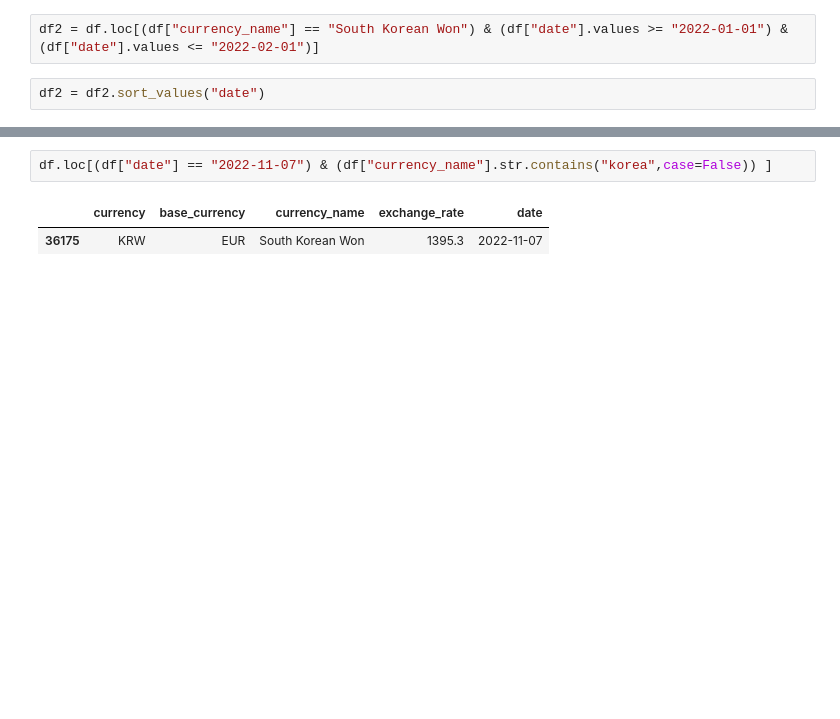
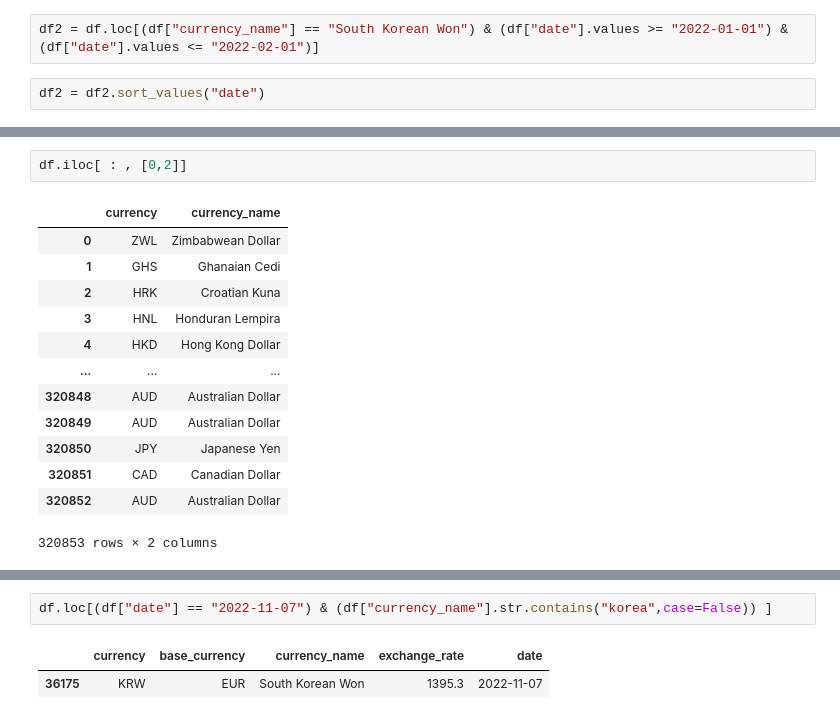
Before and after one commit to Yeomdongsu/YH-semi_final-forex-exchange-rate, a Jupyter notebook: forex_exchange_rate.ipynb, the cells around one changed output, grey strips where cells are left out. Drawn from its saved outputs; the diff is of its cells as text; blank space fills up the shorter version.

```diff
--- a/forex_exchange_rate.ipynb
+++ b/forex_exchange_rate.ipynb
@@ -168,0 +222,16 @@ df2 = df2.sort_values("date")
+# %%
+df.iloc[ : , [0,2]]
+# %% [output]
+|  | currency | currency_name |
+| 0 | ZWL | Zimbabwean Dollar |
+| 1 | GHS | Ghanaian Cedi |
+| 2 | HRK | Croatian Kuna |
+| 3 | HNL | Honduran Lempira |
+| 4 | HKD | Hong Kong Dollar |
+| ... | ... | ... |
+| 320848 | AUD | Australian Dollar |
+| 320849 | AUD | Australian Dollar |
+| 320850 | JPY | Japanese Yen |
+| 320851 | CAD | Canadian Dollar |
+| 320852 | AUD | Australian Dollar |
+320853 rows × 2 columns
```
Also changed, not shown: parts of 14 cells of this notebook, 1 other file.
